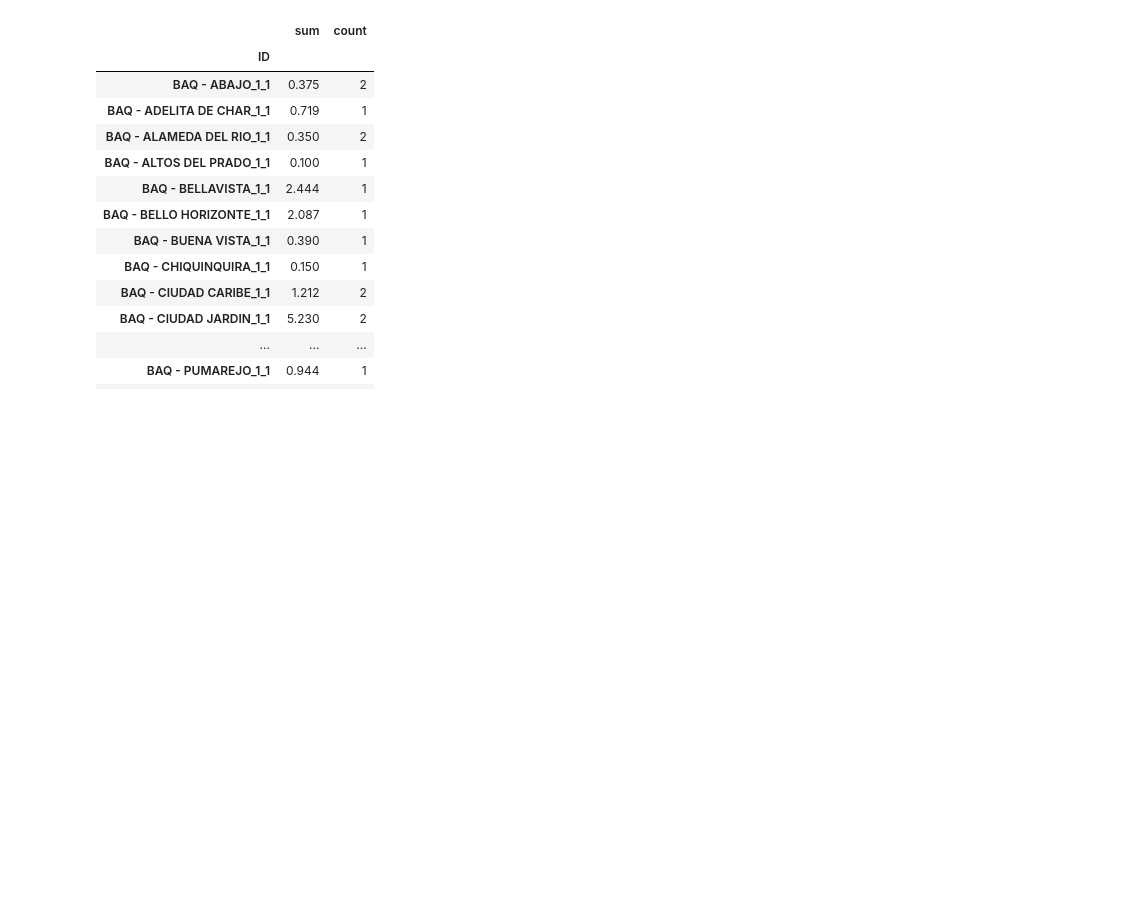
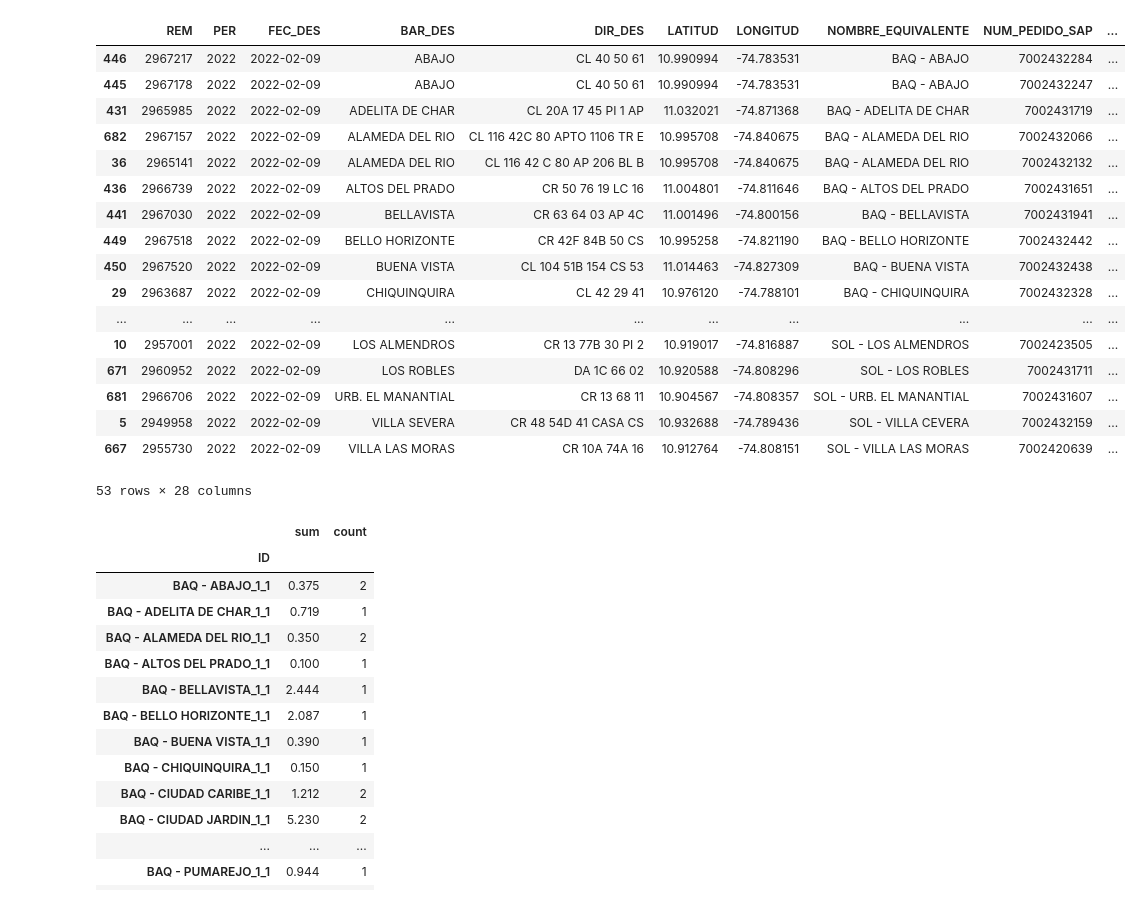
Before and after one commit to arismendyl/RutaJ, a Jupyter notebook: test.ipynb, the cells around one changed output. Saved outputs shown, nothing was run; the diff lists cells and outputs as text; code cells hidden in the pictures; blank space fills up the shorter version.

```diff
--- a/test.ipynb
+++ b/test.ipynb
@@ -55,6 +55,27 @@ try:
   dist_CENDIS = cal_depot(df_muni, lat, lon, identifier, CENDIS)
 except:
   print("Revise las latitudes y longitudes en su archivo, pueden haber algunas erróneas")
+# %%
+df_muni
+# %% [output]
+|  | REM | PER | FEC_DES | BAR_DES | DIR_DES | LATITUD | LONGITUD | NOMBRE_EQUIVALENTE | NUM_PEDIDO_SAP | ... |
+| 446 | 2967217 | 2022 | 2022-02-09 | ABAJO | CL 40 50 61 | 10.990994 | -74.783531 | BAQ - ABAJO | 7002432284 | ... |
+| 445 | 2967178 | 2022 | 2022-02-09 | ABAJO | CL 40 50 61 | 10.990994 | -74.783531 | BAQ - ABAJO | 7002432247 | ... |
+| 431 | 2965985 | 2022 | 2022-02-09 | ADELITA DE CHAR | CL 20A 17 45 PI 1 AP | 11.032021 | -74.871368 | BAQ - ADELITA DE CHAR | 7002431719 | ... |
+| 682 | 2967157 | 2022 | 2022-02-09 | ALAMEDA DEL RIO | CL 116 42C 80 APTO 1106 TR E | 10.995708 | -74.840675 | BAQ - ALAMEDA DEL RIO | 7002432066 | ... |
+| 36 | 2965141 | 2022 | 2022-02-09 | ALAMEDA DEL RIO | CL 116 42 C 80 AP 206 BL B | 10.995708 | -74.840675 | BAQ - ALAMEDA DEL RIO | 7002432132 | ... |
+| 436 | 2966739 | 2022 | 2022-02-09 | ALTOS DEL PRADO | CR 50 76 19 LC 16 | 11.004801 | -74.811646 | BAQ - ALTOS DEL PRADO | 7002431651 | ... |
+| 441 | 2967030 | 2022 | 2022-02-09 | BELLAVISTA | CR 63 64 03 AP 4C | 11.001496 | -74.800156 | BAQ - BELLAVISTA | 7002431941 | ... |
+| 449 | 2967518 | 2022 | 2022-02-09 | BELLO HORIZONTE | CR 42F 84B 50 CS | 10.995258 | -74.821190 | BAQ - BELLO HORIZONTE | 7002432442 | ... |
+| 450 | 2967520 | 2022 | 2022-02-09 | BUENA VISTA | CL 104 51B 154 CS 53 | 11.014463 | -74.827309 | BAQ - BUENA VISTA | 7002432438 | ... |
+| 29 | 2963687 | 2022 | 2022-02-09 | CHIQUINQUIRA | CL 42 29 41 | 10.976120 | -74.788101 | BAQ - CHIQUINQUIRA | 7002432328 | ... |
+| ... | ... | ... | ... | ... | ... | ... | ... | ... | ... | ... |
+| 10 | 2957001 | 2022 | 2022-02-09 | LOS ALMENDROS | CR 13 77B 30 PI 2 | 10.919017 | -74.816887 | SOL - LOS ALMENDROS | 7002423505 | ... |
+| 671 | 2960952 | 2022 | 2022-02-09 | LOS ROBLES | DA 1C 66 02 | 10.920588 | -74.808296 | SOL - LOS ROBLES | 7002431711 | ... |
+| 681 | 2966706 | 2022 | 2022-02-09 | URB. EL MANANTIAL | CR 13 68 11 | 10.904567 | -74.808357 | SOL - URB. EL MANANTIAL | 7002431607 | ... |
+| 5 | 2949958 | 2022 | 2022-02-09 | VILLA SEVERA | CR 48 54D 41 CASA CS | 10.932688 | -74.789436 | SOL - VILLA CEVERA | 7002432159 | ... |
+| 667 | 2955730 | 2022 | 2022-02-09 | VILLA LAS MORAS | CR 10A 74A 16 | 10.912764 | -74.808151 | SOL - VILLA LAS MORAS | 7002420639 | ... |
+53 rows × 28 columns
 # %%
 info_s = 'sum'
 info_c = 'count'
```
Also changed, not shown: parts of 7 cells of this notebook, 3 other files.
